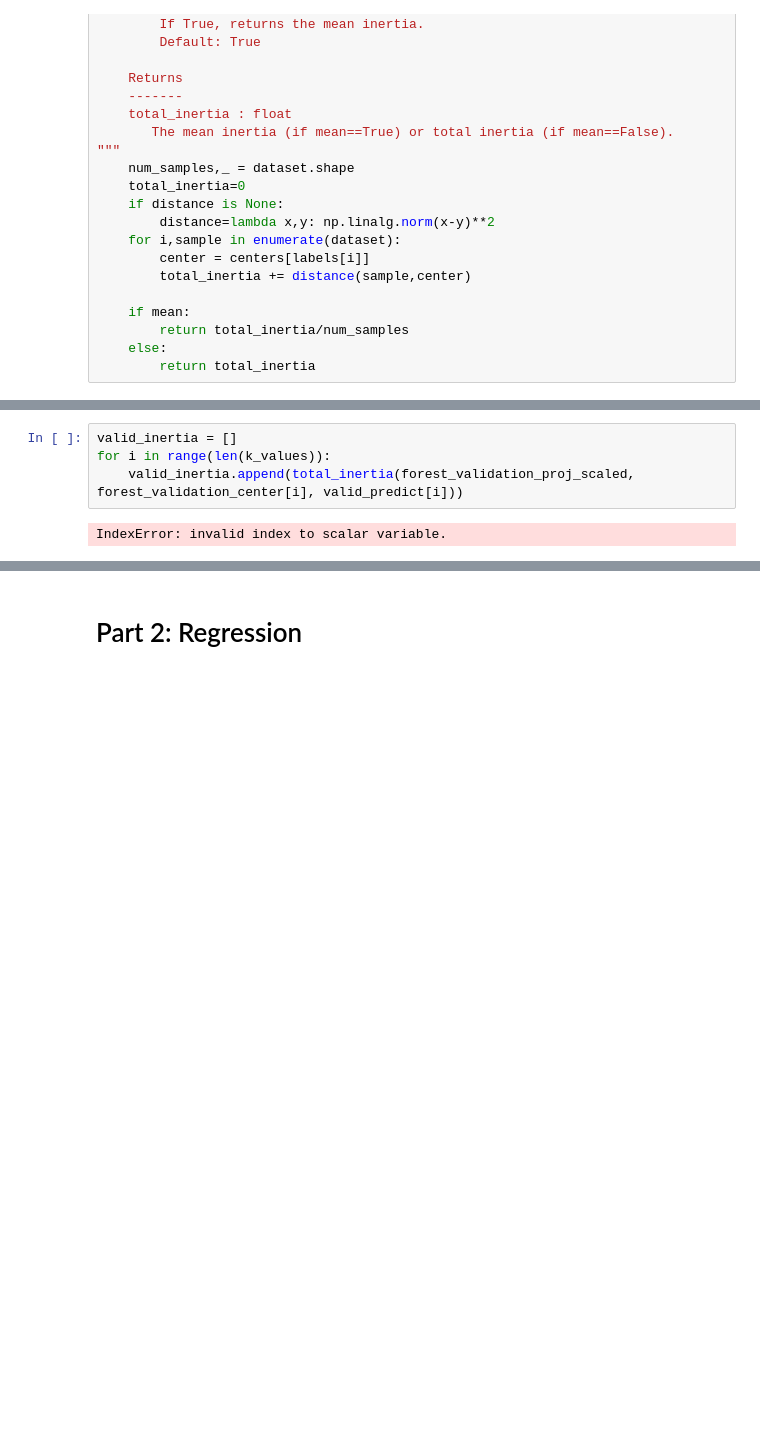
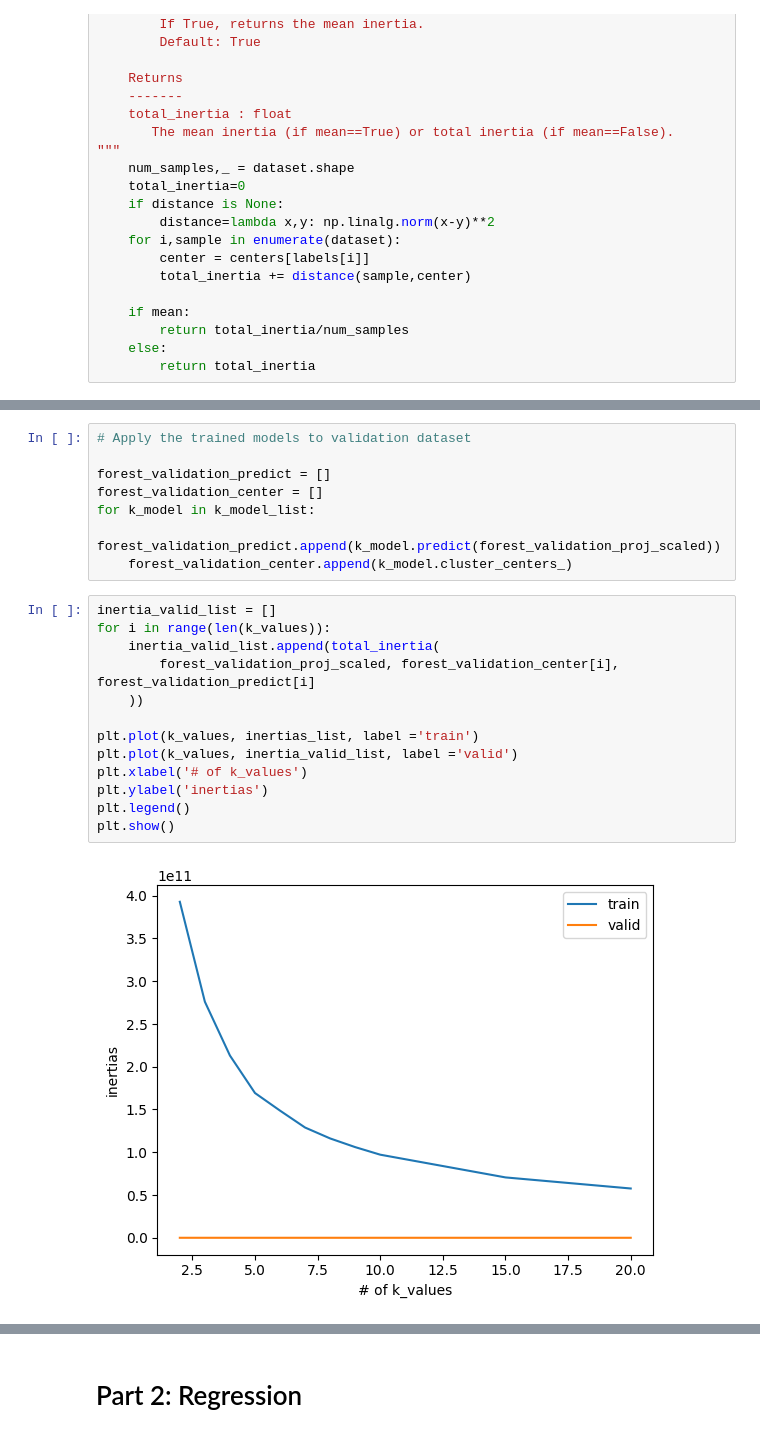
Before and after one commit to radio4444/Project-2, a Jupyter notebook: Project 2 - my version.ipynb, the cells around one changed output, grey strips where cells are left out. Drawn from its saved outputs; the diff is of its cells as text; blank space fills up the shorter version.

```diff
--- a/Project 2 - my version.ipynb
+++ b/Project 2 - my version.ipynb
@@ -294,6 +247,23 @@ total_inertia(forest_validation_proj_scaled,kmeans.cluster_centers_, kmeans.labe
+# %%
+# Apply the trained models to validation dataset
+
+forest_validation_predict = []
+forest_validation_center = []
+for k_model in k_model_list:
+    forest_validation_predict.append(k_model.predict(forest_validation_proj_scaled))
+    forest_validation_center.append(k_model.cluster_centers_)
 # %%
-valid_inertia = []
+inertia_valid_list = []
 for i in range(len(k_values)):
-    valid_inertia.append(total_inertia(forest_validation_proj_scaled, forest_validation_center[i], valid_predict[i]))
+    inertia_valid_list.append(total_inertia(
+        forest_validation_proj_scaled, forest_validation_center[i], forest_validation_predict[i]
+    ))
+
+plt.plot(k_values, inertias_list, label ='train')
+plt.plot(k_values, inertia_valid_list, label ='valid')
+plt.xlabel('# of k_values')
+plt.ylabel('inertias')
+plt.legend()
+plt.show()
 # %% [output]
-IndexError: invalid index to scalar variable.
+[figure, added]
```
Also changed, not shown: parts of 29 cells of this notebook.
